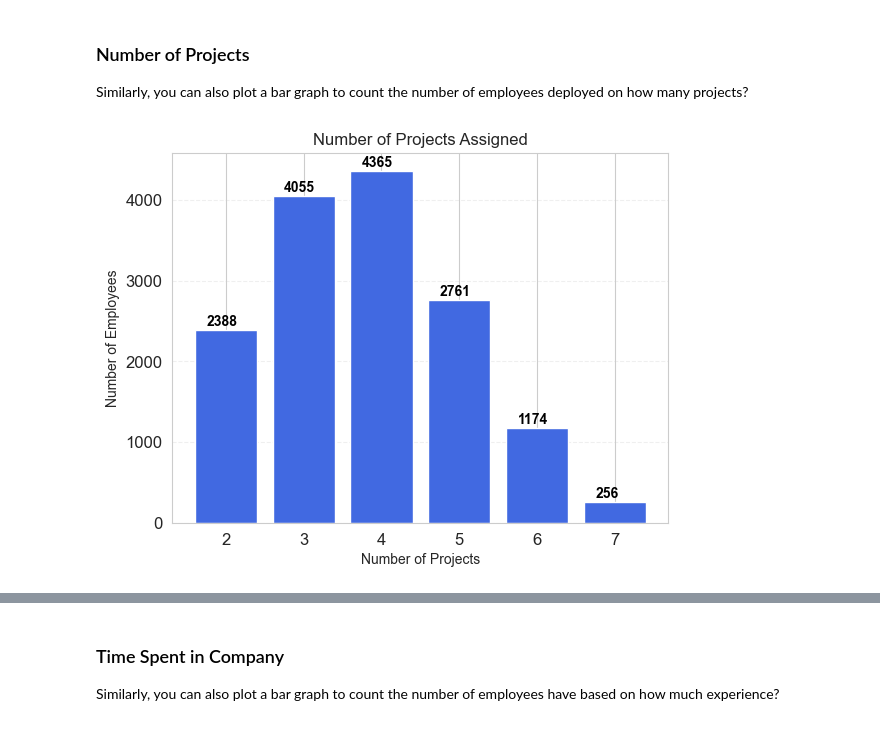
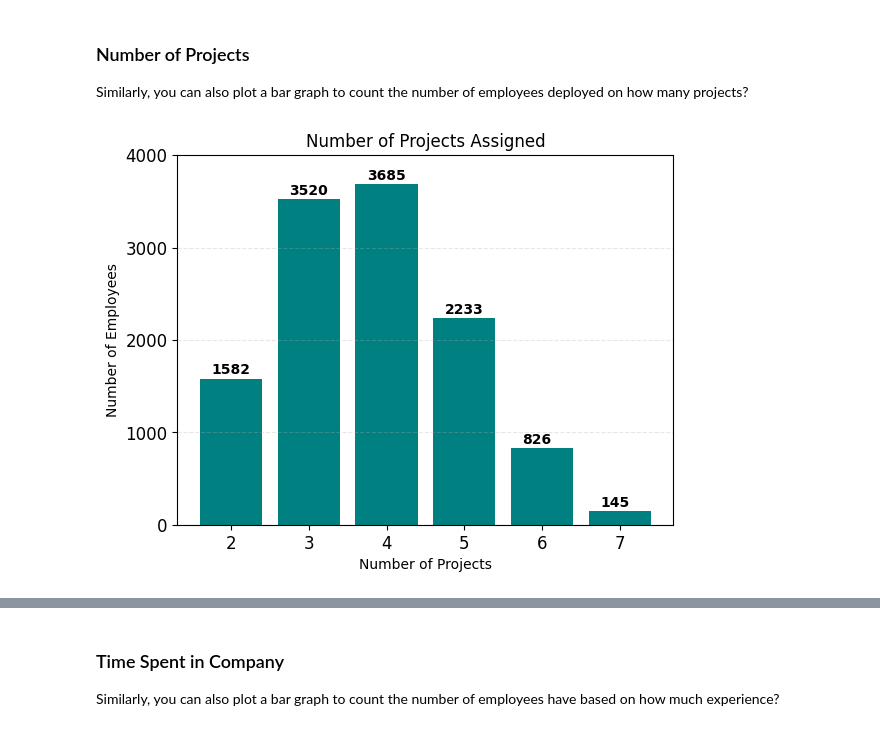
Before and after one commit to osmanoeztuerk/Chorn-Prediction-ML, a Jupyter notebook: Churn_Prediction_Student_Notebook_V2.ipynb, the cells around one changed output, grey strips where cells are left out. Cells and saved outputs as stored; diff of their text form; code cells hidden in the pictures.

```diff
--- a/Churn_Prediction_Student_Notebook_V2.ipynb
+++ b/Churn_Prediction_Student_Notebook_V2.ipynb
@@ -140,3 +165,6 @@ memory usage: 1.1+ MB
+# %%
+df.drop_duplicates(inplace=True)
+df.reset_index(inplace=True, drop=True)
 # %%
 left = df.groupby('left')
 left.mean()
@@ -198,19 +281,19 @@ plt.show()
 Similarly, you can also plot a bar graph to count the number of employees deployed on how many projects?
 # %%
 num_projects = df.groupby('number_project').count()
-plt.bar(num_projects.index.values, num_projects['satisfaction_level'], color='royalblue')
+plt.bar(num_projects.index.values, num_projects['satisfaction_level'], color='teal')
 plt.title('Number of Projects Assigned')
 plt.xlabel('Number of Projects')
 plt.ylabel('Number of Employees')
 plt.xticks(range(2, 8))
 plt.yticks(range(0, 5000, 1000))
 plt.tick_params(axis='both', labelsize=12)
 plt.grid(axis='y', linestyle='--', alpha=0.3)
 
 # Grafik üzerinde değerleri yazdırmak
 for i, v in enumerate(num_projects['satisfaction_level']):
     plt.text(num_projects.index.values[i]-0.25, v+50, str(v), color='black', fontweight='bold')
 
 plt.show()
 # %% [output]
-[figure, old version]
+[figure, new version]
```
Also changed, not shown: parts of 27 cells of this notebook.
